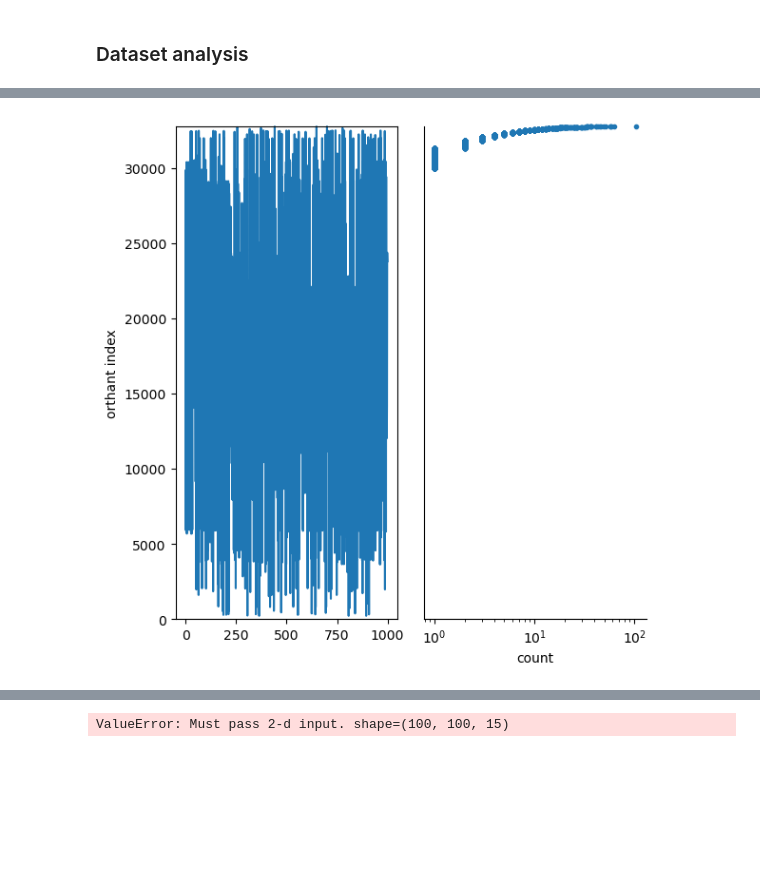
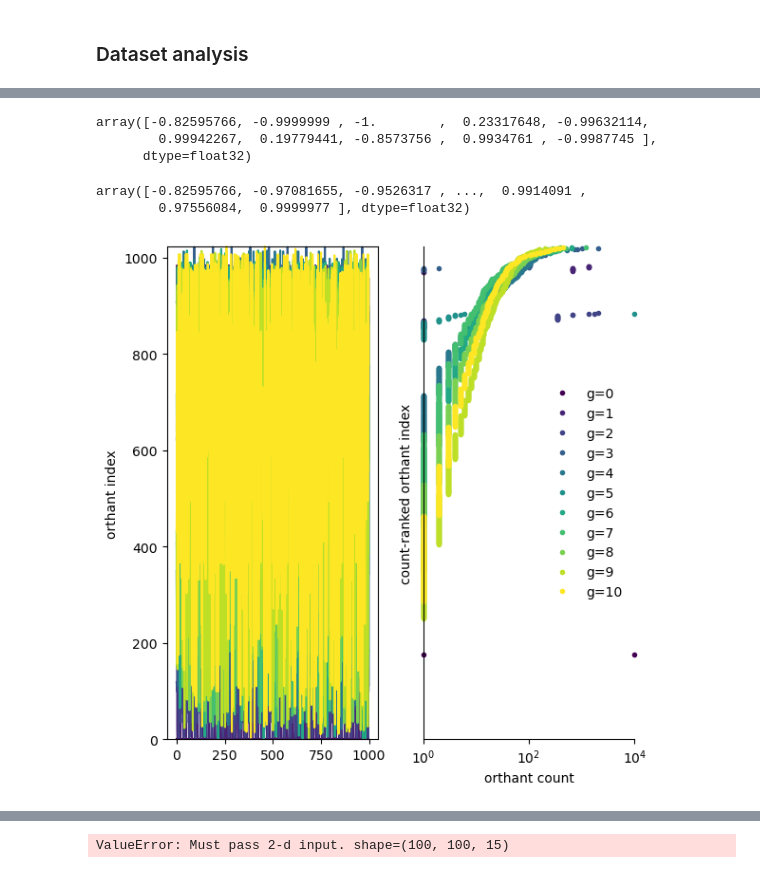
Before and after one commit to amimem/ToMM, a Jupyter notebook: trained_networks_analysis.ipynb, the cells around one changed output, grey strips where cells are left out. Drawn from its saved outputs; the diff is of its cells as text; code cells hidden in the pictures; blank space fills up the shorter version.

```diff
--- a/trained_networks_analysis.ipynb
+++ b/trained_networks_analysis.ipynb
@@ -208,2 +270,13 @@ fig.subplots_adjust(wspace=0, hspace=0)
 # %%
 orthant_index_seq=np.array([np.sum(np.power(2,np.arange(states.shape[2]))[state>0]) for state in states[0,:,:]])
+# %%
+states[0,0,:]
+# %% [output]
+array([-0.82595766, -0.9999999 , -1.        ,  0.23317648, -0.99632114,
+        0.99942267,  0.19779441, -0.8573756 ,  0.9934761 , -0.9987745 ],
+      dtype=float32)
+# %%
+states[0,:,0]
+# %% [output]
+array([-0.82595766, -0.97081655, -0.9526317 , ...,  0.9914091 ,
+        0.97556084,  0.9999977 ], dtype=float32)
@@ -210,21 +285,31 @@ orthant_index_seq=np.array([np.sum(np.power(2,np.arange(states.shape[2]))[state>
 # %%
-counts,bins=np.histogram(orthant_index_seq,bins=range(max(orthant_index_seq)+1));
-sorted_inds=np.argsort(counts)
-counts=counts[sorted_inds]
+fig,ax=pl.subplots(1,2,figsize=(6,6))
+gvec=np.arange(11)
+colors=pl.cm.get_cmap('viridis')(np.linspace(0, 1, len(gvec)))
+store_states=[]
+for git,g in enumerate(gvec):
+    states,actions,epi_times=get_data(str(g))
+    store_states.append(states[0,:,:])
+    orthant_index_seq=np.array([np.sum(np.power(2,np.arange(states.shape[2]))[state>0]) for state in states[0,:,:]])
+    counts,bins=np.histogram(orthant_index_seq,bins=range(max(orthant_index_seq)+1));
+    sorted_inds=np.argsort(counts)
+    counts=counts[sorted_inds]
 
-fig,ax=pl.subplots(1,2,figsize=(6,6))
-ax[0].plot(orthant_index_seq[:1000],'-',clip_on=False)
-ax[0].set_ylim(0,max(orthant_index_seq))
-ax[0].set_ylabel('orthant index')
+    ax[0].plot(orthant_index_seq[:1000],'-',clip_on=False,color=colors[git])
+    ax[0].set_ylim(0,max(orthant_index_seq))
+    ax[0].set_ylabel('orthant index')
 
-non_zero_counts=counts>0
-ax[1].plot(counts[non_zero_counts],bins[:-1][non_zero_counts],'.',clip_on=False)
-ax[1].set_yticks([])
-ax[1].set_xlabel('count')
-ax[1].set_xscale('log')
-ax[1].set_ylim(0,max(orthant_index_seq)+1)
-ax[1].spines[['right', 'top']].set_visible(False)
-fig.tight_layout()
+    non_zero_counts=counts>0
+    ax[1].plot(counts[non_zero_counts],bins[:-1][non_zero_counts],'.',color=colors[git],label="g="+str(g),clip_on=False)
+    ax[1].set_yticks([])
+    ax[1].set_xlabel('orthant count')
+    ax[1].set_ylabel('count-ranked orthant index')
+    ax[1].set_xscale('log')
+    ax[1].set_ylim(0,max(orthant_index_seq)+1)
+    ax[1].set_xlim(1,10000)
+    ax[1].spines[['right', 'top']].set_visible(False)
+    ax[1].legend(frameon=False)
+    fig.tight_layout()
 # ax[1].hist(orthant_index_seq,bins=np.arange(max(orthant_index_seq)),orientation="horizontal")
 # %% [output]
-[figure, old version]
+[figure, new version]
```
Also changed, not shown: parts of 30 cells of this notebook, 4 other files.
